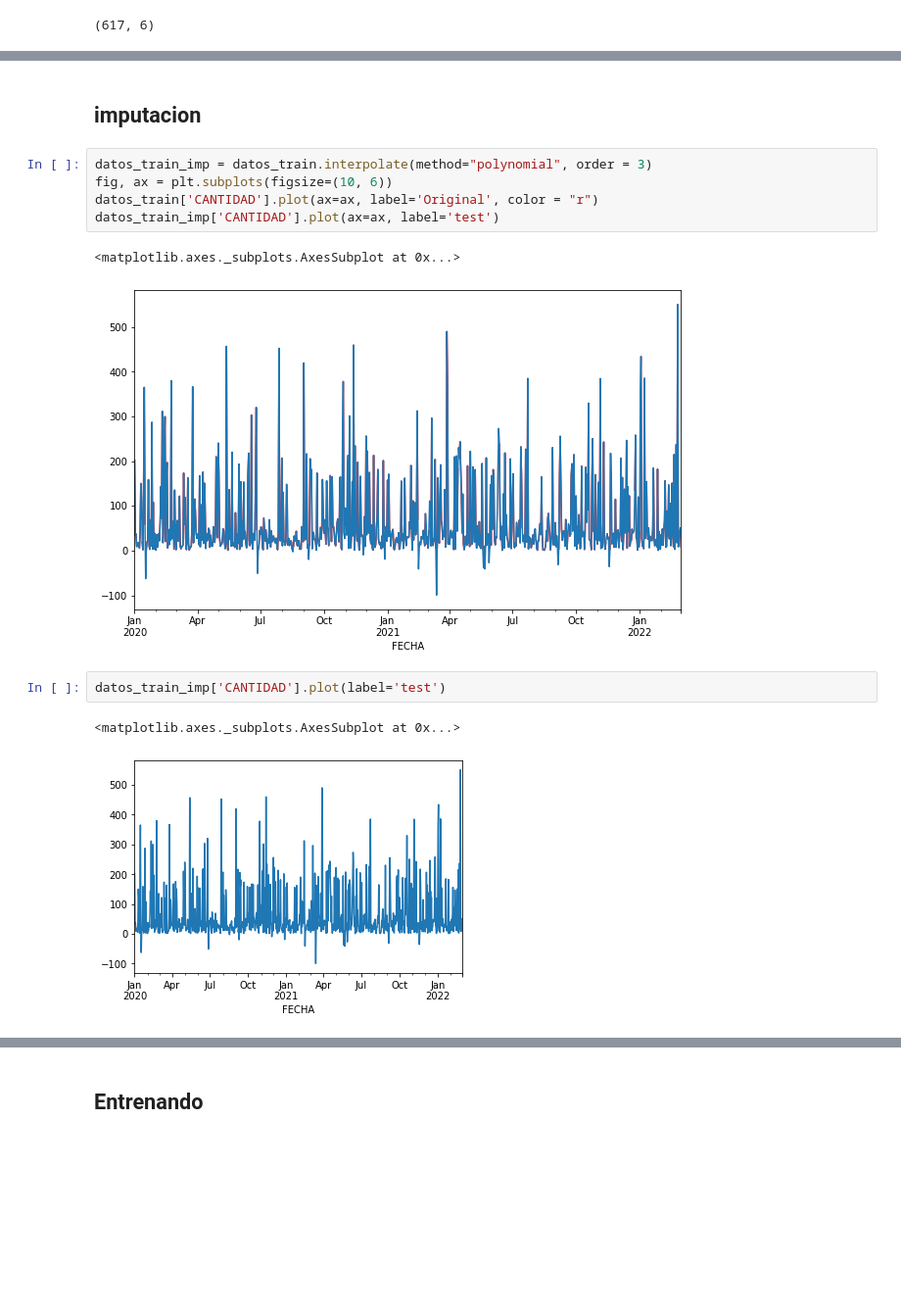
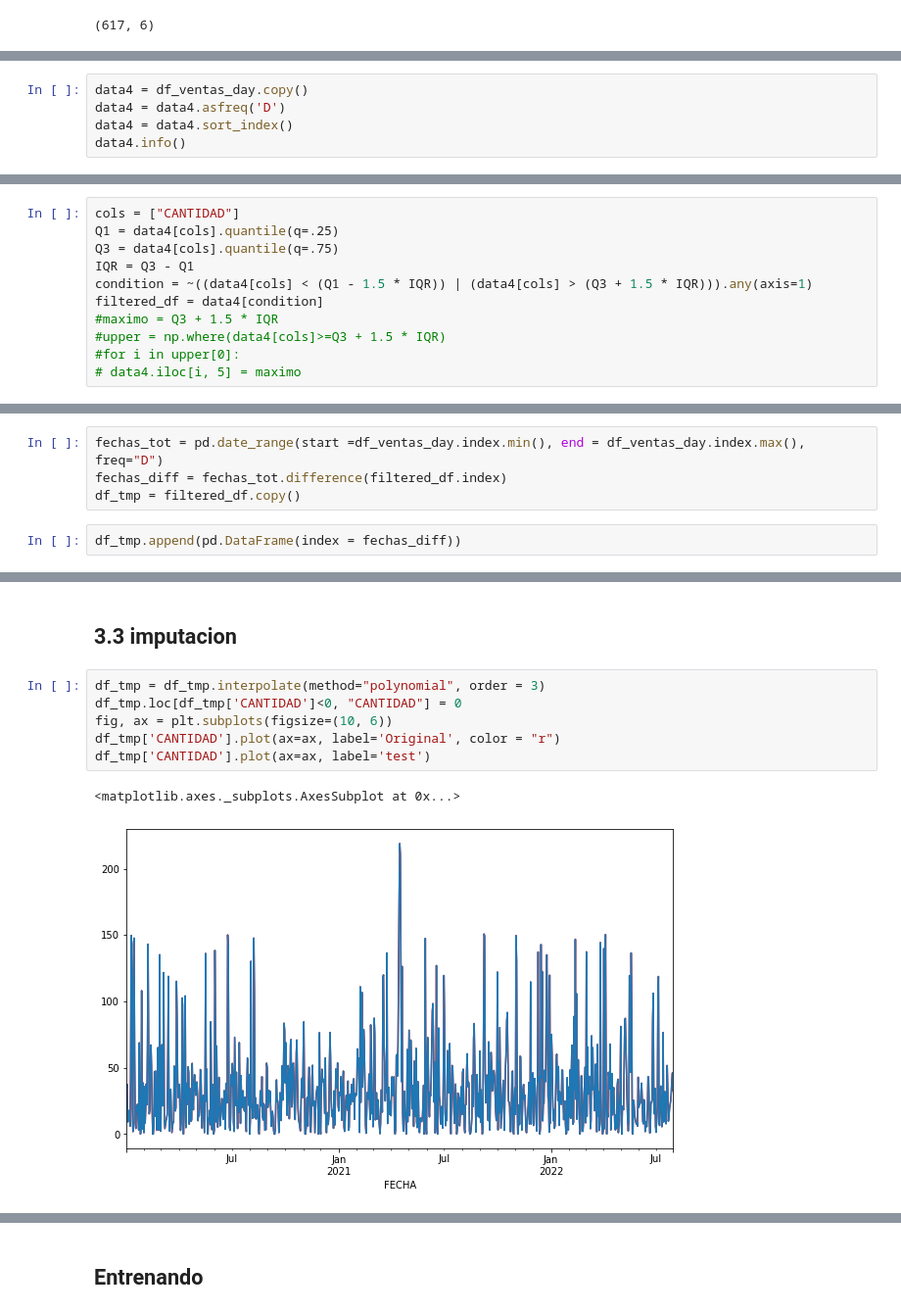
Before and after one commit to rdcn93/UPC_PI2_Model, a Jupyter notebook: UPC_PI2_Modelo.ipynb, the cells around one changed output, grey strips where cells are left out. Shown at 98% size. Drawn from its saved outputs; the diff is of its cells as text; blank space fills up the shorter version.

```diff
--- a/UPC_PI2_Modelo.ipynb
+++ b/UPC_PI2_Modelo.ipynb
@@ -769,0 +753,5 @@ KeyError: ignored
+# %%
+data4 = df_ventas_day.copy()
+data4 = data4.asfreq('D')
+data4 = data4.sort_index()
+data4.info()
@@ -769,0 +778,11 @@ KeyError: ignored
+# %%
+cols = ["CANTIDAD"]
+Q1 = data4[cols].quantile(q=.25)
+Q3 = data4[cols].quantile(q=.75)
+IQR = Q3 - Q1
+condition = ~((data4[cols] < (Q1 - 1.5 * IQR)) | (data4[cols] > (Q3 + 1.5 * IQR))).any(axis=1)
+filtered_df = data4[condition]
+#maximo = Q3 + 1.5 * IQR
+#upper = np.where(data4[cols]>=Q3 + 1.5 * IQR)
+#for i in upper[0]:
+# data4.iloc[i, 5] = maximo
@@ -769,0 +816,6 @@ KeyError: ignored
+# %%
+fechas_tot = pd.date_range(start =df_ventas_day.index.min(), end = df_ventas_day.index.max(), freq="D")
+fechas_diff = fechas_tot.difference(filtered_df.index)
+df_tmp = filtered_df.copy()
+# %%
+df_tmp.append(pd.DataFrame(index = fechas_diff))
@@ -770,15 +844,11 @@ KeyError: ignored
 # %% [markdown]
-## **imputacion**
+## **3.3 imputacion**
 # %%
-datos_train_imp = datos_train.interpolate(method="polynomial", order = 3)
+df_tmp = df_tmp.interpolate(method="polynomial", order = 3)
+df_tmp.loc[df_tmp['CANTIDAD']<0, "CANTIDAD"] = 0
 fig, ax = plt.subplots(figsize=(10, 6))
-datos_train['CANTIDAD'].plot(ax=ax, label='Original', color = "r")
-datos_train_imp['CANTIDAD'].plot(ax=ax, label='test')
+df_tmp['CANTIDAD'].plot(ax=ax, label='Original', color = "r")
+df_tmp['CANTIDAD'].plot(ax=ax, label='test')
 # %% [output]
 <matplotlib.axes._subplots.AxesSubplot at 0x...>
-[figure, old version]
+[figure, new version]
-# %%
-datos_train_imp['CANTIDAD'].plot(label='test')
-# %% [output]
-<matplotlib.axes._subplots.AxesSubplot at 0x...>
-[figure, removed]
```
Also changed, not shown: parts of 23 cells of this notebook.
